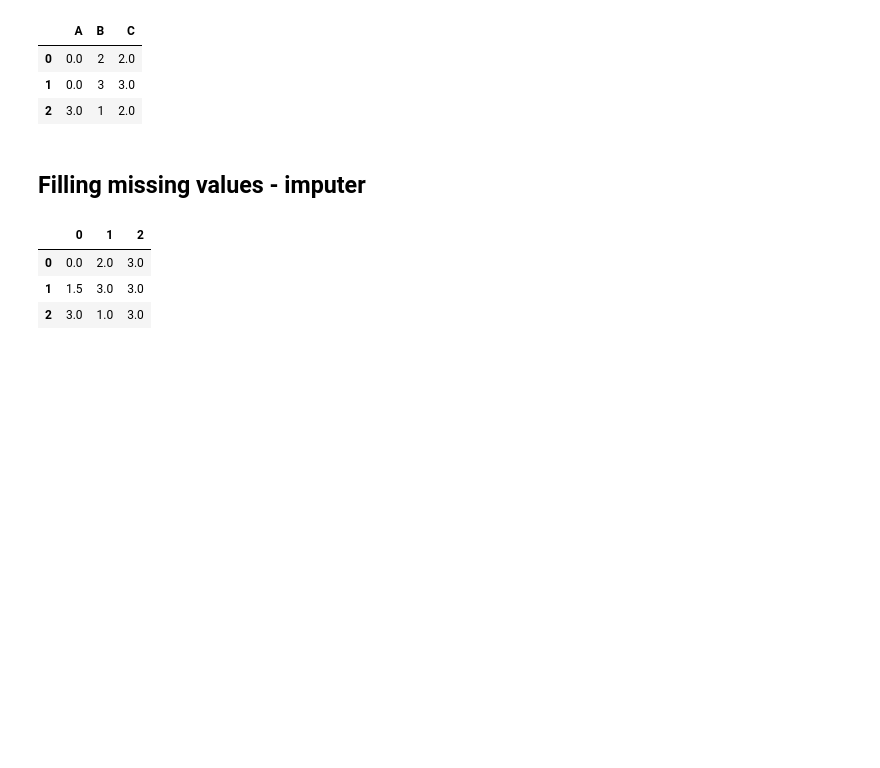
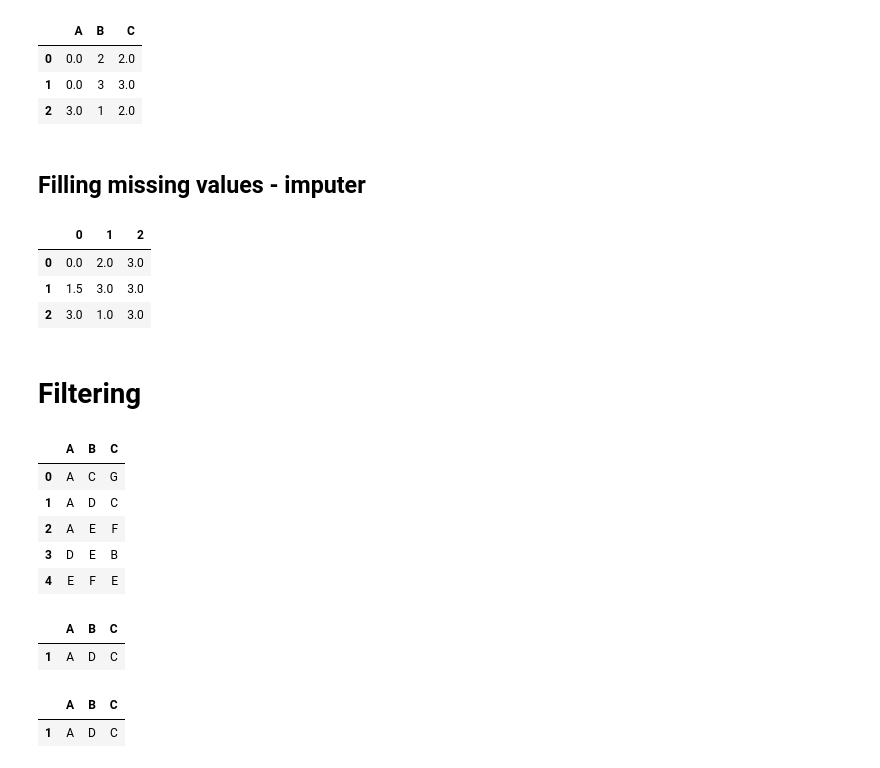
Before and after one commit to omoell/Knowledge-Management, a Jupyter notebook: Pandas.ipynb, the cells around one changed output. Drawn from its saved outputs; the diff is of its cells as text; code cells hidden in the pictures; blank space fills up the shorter version.

```diff
--- a/Pandas.ipynb
+++ b/Pandas.ipynb
@@ -393,3 +404,27 @@ df_n_si
 | 0 | 0.0 | 2.0 | 3.0 |
 | 1 | 1.5 | 3.0 | 3.0 |
 | 2 | 3.0 | 1.0 | 3.0 |
+# %% [markdown]
+# Filtering
+# %%
+df_filter_query = pd.DataFrame({"A": ["A","A","A","D","E"], "B": ["C","D","E","E","F"], "C":["G","C","F","B","E"]})
+df_filter_query
+# %% [output]
+|  | A | B | C |
+| 0 | A | C | G |
+| 1 | A | D | C |
+| 2 | A | E | F |
+| 3 | D | E | B |
+| 4 | E | F | E |
+# %%
+(df_filter_query.query("A == 'A'")
+                .query("B == 'D'")
+)
+# %% [output]
+|  | A | B | C |
+| 1 | A | D | C |
+# %%
+df_filter_query[(df_filter_query["A"] == "A") & (df_filter_query["B"] == "D")]
+# %% [output]
+|  | A | B | C |
+| 1 | A | D | C |
```
Also changed, not shown: parts of 3 cells of this notebook, 3 other files.
